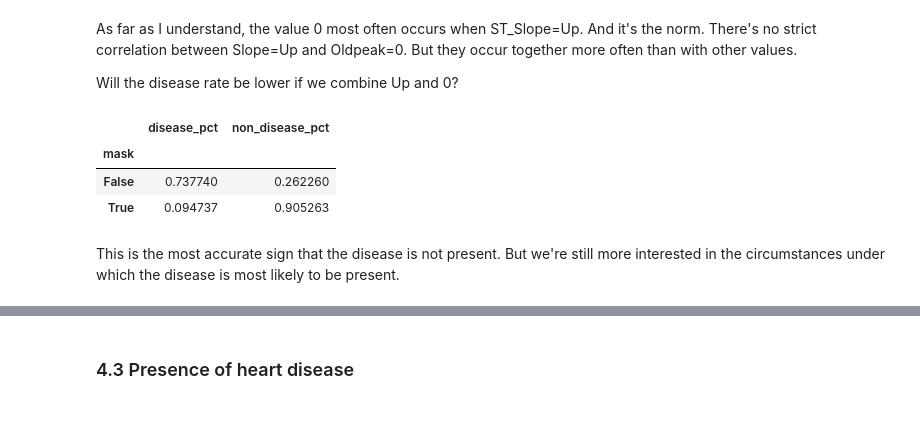
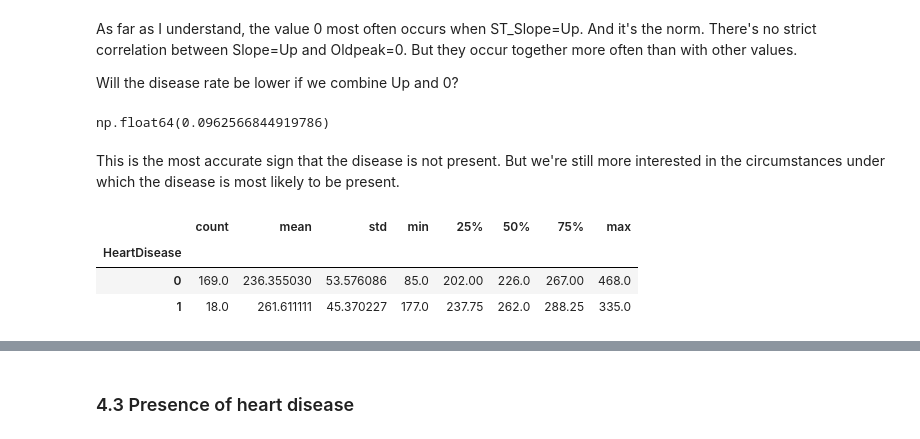
Before and after one commit to Lymuthien/heart_failure, a Jupyter notebook: notebooks/1.0-eda.ipynb, the cells around one changed output, grey strips where cells are left out. Cells and saved outputs as stored; diff of their text form; code cells hidden in the pictures.

```diff
--- a/notebooks/1.0-eda.ipynb
+++ b/notebooks/1.0-eda.ipynb
@@ -343,14 +342,15 @@ As far as I understand, the value 0 most often occurs when ST_Slope=Up. And it's
 Will the disease rate be lower if we combine Up and 0?
 # %%
 mask = up_st_slope_mask & zero_oldpeak_mask
-tmp = df_train.groupby(mask)[HEART_DISEASE].mean().rename("disease_pct").to_frame()
-tmp["non_disease_pct"] = 1 - tmp["disease_pct"]
-tmp.index.name = "mask"
-tmp
+df_train[mask][HEART_DISEASE].mean()
 # %% [output]
-|  | disease_pct | non_disease_pct |
-| mask |  |  |
-| False | 0.737740 | 0.262260 |
-| True | 0.094737 | 0.905263 |
+np.float64(0.0962566844919786)
 # %% [markdown]
 This is the most accurate sign that the disease is not present. But we're still more interested in the circumstances under which the disease is most likely to be present.
+# %%
+df_train[mask].groupby(HEART_DISEASE)[CHOLESTEROL].describe()
+# %% [output]
+|  | count | mean | std | min | 25% | 50% | 75% | max |
+| HeartDisease |  |  |  |  |  |  |  |  |
+| 0 | 169.0 | 236.355030 | 53.576086 | 85.0 | 202.00 | 226.0 | 267.00 | 468.0 |
+| 1 | 18.0 | 261.611111 | 45.370227 | 177.0 | 237.75 | 262.0 | 288.25 | 335.0 |
```
Also changed, not shown: parts of 23 cells of this notebook, 1 other file.
